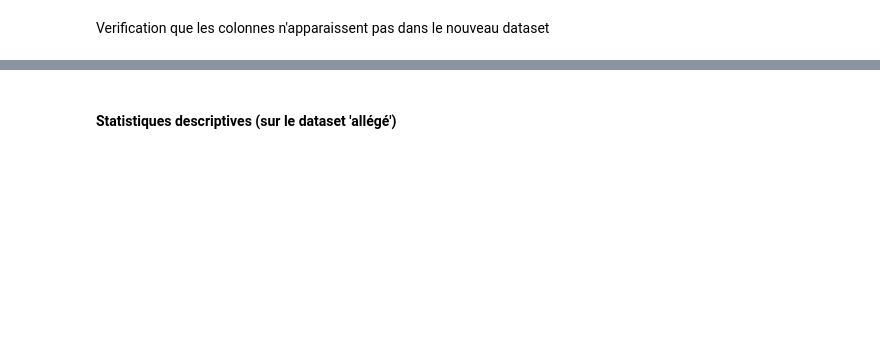
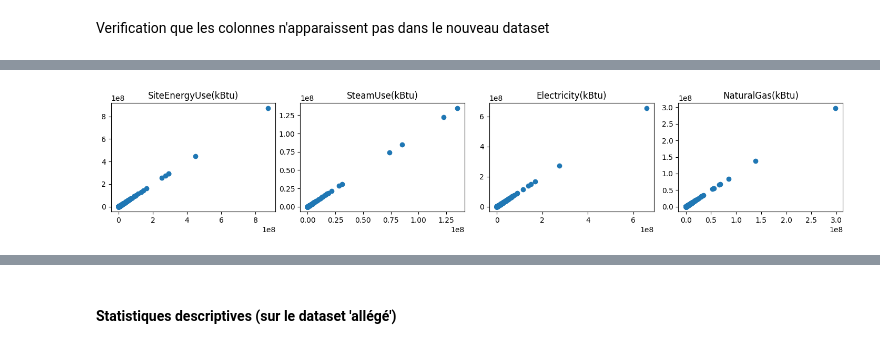
Before and after one commit to DavidRichomme/OC_P3_Anticipez_les_besoins_en_consommation_de_batiments, a Jupyter notebook: P3_template_modelistation_supervisee_data_scientist.ipynb, the cells around one changed output, grey strips where cells are left out. Cells and saved outputs as stored; diff of their text form; code cells hidden in the pictures; blank space fills up the shorter version.

```diff
--- a/P3_template_modelistation_supervisee_data_scientist.ipynb
+++ b/P3_template_modelistation_supervisee_data_scientist.ipynb
@@ -311,0 +439,20 @@ imputer les manquantes (moyenne , médiane)
+# %%
+plt.figure(figsize= (18, 3))
+
+plt.subplot(1, 5, 1)
+plt.scatter(building_consumption_light['SiteEnergyUse(kBtu)'].values, building_consumption_light['SiteEnergyUse(kBtu)'])
+plt.title("SiteEnergyUse(kBtu)")
+plt.subplot(1, 5, 2)
+plt.scatter(building_consumption_light['SteamUse(kBtu)'].values, building_consumption_light['SteamUse(kBtu)'])
+plt.title("SteamUse(kBtu)")
+plt.subplot(1, 5, 3)
+plt.scatter(building_consumption_light['Electricity(kBtu)'].values, building_consumption_light['Electricity(kBtu)'])
+plt.title("Electricity(kBtu)")
+plt.subplot(1, 5, 4)
+plt.scatter(building_consumption_light['NaturalGas(kBtu)'].values, building_consumption_light['NaturalGas(kBtu)'])
+plt.title("NaturalGas(kBtu)")
+
+plt.tight_layout()
+plt.show()
+# %% [output]
+[figure, added]
```
Also changed, not shown: parts of 71 cells of this notebook, 2 other files.
